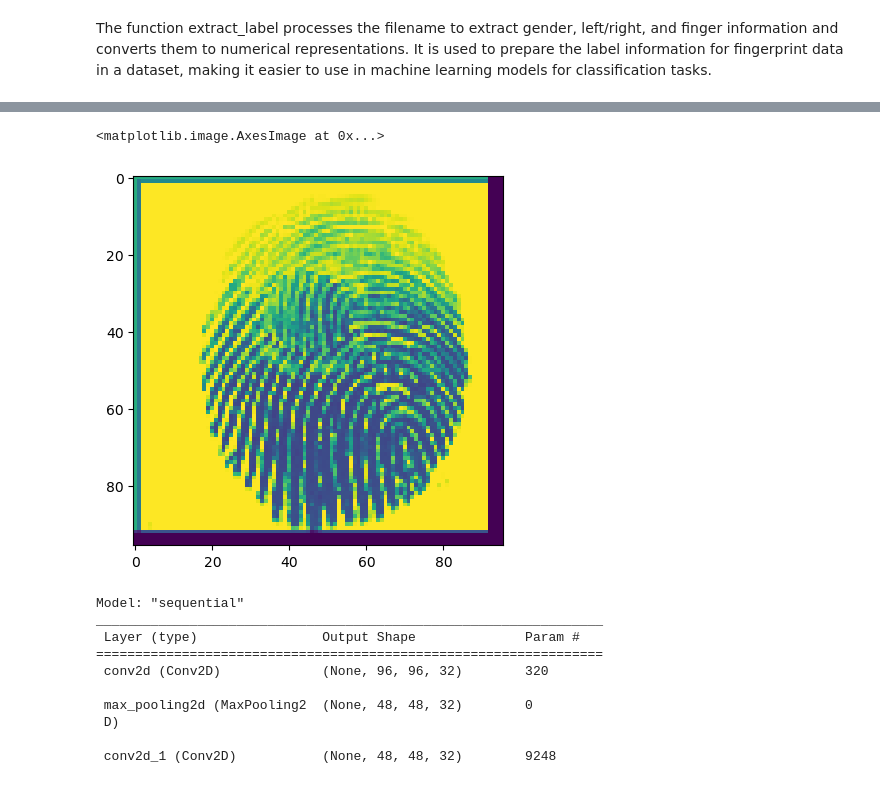
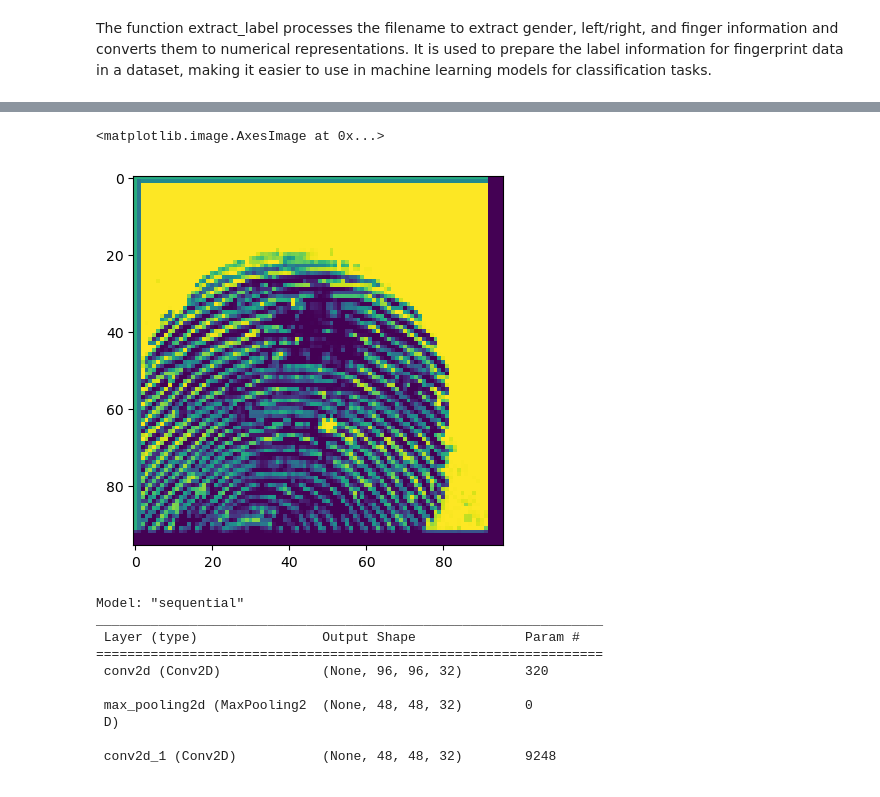
Before and after one commit to shetou07/Fingerprint_recognition_ML_model, a Jupyter notebook: machine_learning.ipynb, the cells around one changed output, grey strips where cells are left out. Saved outputs shown, nothing was run; the diff lists cells and outputs as text; code cells hidden in the pictures.

```diff
--- a/machine_learning.ipynb
+++ b/machine_learning.ipynb
@@ -57,10 +57,12 @@ Easy_path = "C:\\Users\\Hp\\Desktop\\ML PROJECT\\fingerprint_datasets\\Altered\\
 Medium_path = "C:\\Users\\Hp\\Desktop\\ML PROJECT\\fingerprint_datasets\\Altered\\Altered-Medium"
 Hard_path = "C:\\Users\\Hp\\Desktop\\ML PROJECT\\fingerprint_datasets\\Altered\\Altered-Hard"
 
-Easy_data = loading_data(Easy_path,True)
+Real_data= loading_data(Real_path,False)
 # to loop through the altered medium and hard sub folders
 """Medium_data = loading_data(Medium_path, False)
-Hard_data = loading_data(Hard_path, False)"""
+Hard_data = loading_data(Hard_path, False)
+
+Easy_data = loading_data(Easy_path,True)"""
 # %% [output]
 1000
 2000
@@ -83,12 +74,10 @@ Hard_data = loading_data(Hard_path, False)"""
 # %%
 #separate the labels and image features into separate lists (labels and img).
 img, labels = [], []
-for label, feature in Easy_data:
+for label, feature in Real_data:
     labels.append(label)
     img.append(feature)
 train_data = np.array(img).reshape(-1, img_size, img_size, 1)
-#the code normalizes the pixel values of the images by dividing each pixel value by 255
-#number of images will be automatically calculated based on the length of the img list.
 train_data = train_data / 255.0
 # %%
 from tensorflow.keras.utils import to_categorical
@@ -103,9 +88,9 @@ labels = np.array(labels)
 # %%
 # Now, you can display the image at index 1000 using plt.imshow()
-plt.imshow(train_data[1000])
+plt.imshow(train_data[300])
 # %% [output]
 <matplotlib.image.AxesImage at 0x...>
-[figure, old version]
+[figure, new version]
 # %%
 from tensorflow.keras import Sequential
 from tensorflow.keras.layers import Conv2D, MaxPooling2D, Dense, Flatten, BatchNormalization, Dropout
```
Also changed, not shown: parts of 12 cells of this notebook.
